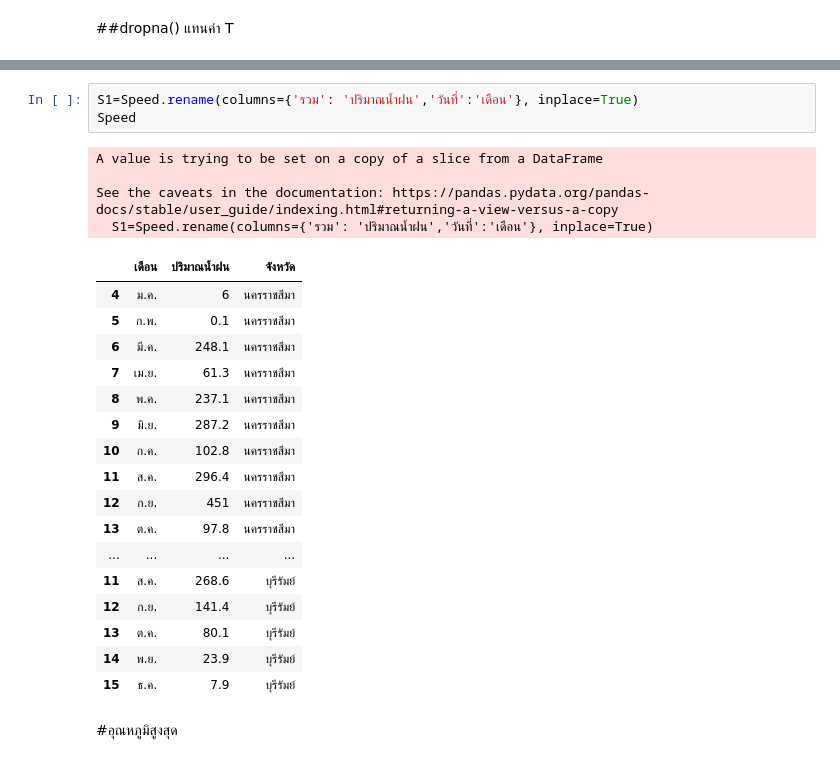
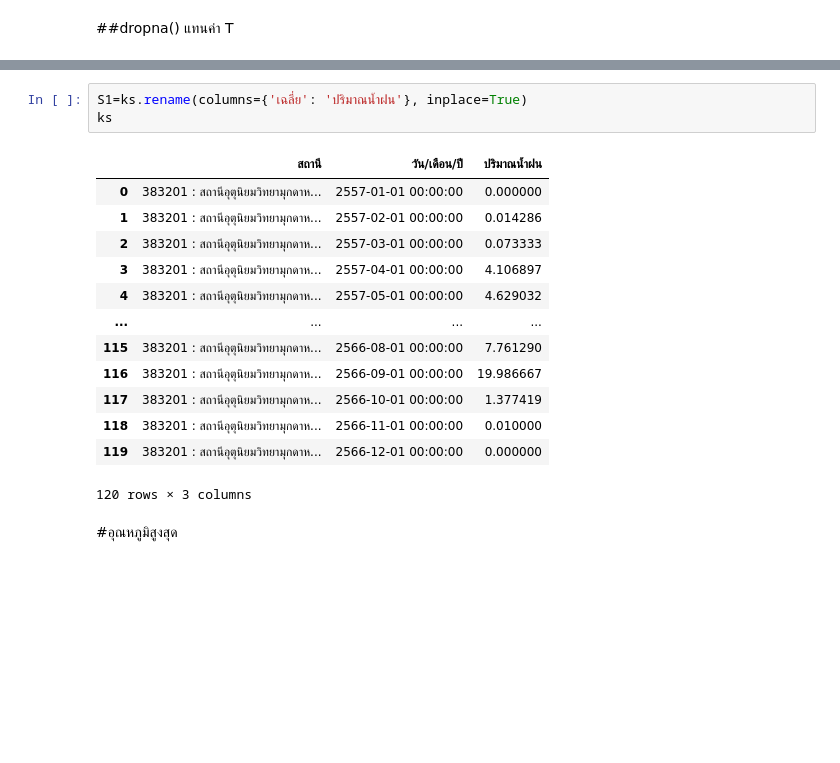
Before and after one commit to SasiwimonV/Basicprog_DataViz65, a Jupyter notebook: ตอนล่าง.ipynb, the cells around one changed output, grey strips where cells are left out. Saved outputs shown, nothing was run; the diff lists cells and outputs as text; blank space fills up the shorter version.

```diff
--- a/ตอนล่าง.ipynb
+++ b/ตอนล่าง.ipynb
@@ -165,28 +91,20 @@ Speed = Speed[['วันที่', 'รวม', 'จังหวัด']]
 # %%
-S1=Speed.rename(columns={'รวม': 'ปริมาณน้ำฝน','วันที่':'เดือน'}, inplace=True)
-Speed
+S1=ks.rename(columns={'เฉลี่ย': 'ปริมาณน้ำฝน'}, inplace=True)
+ks
 # %% [output]
+|  | สถานี | วัน/เดือน/ปี | ปริมาณน้ำฝน |
+| 0 | 383201 : สถานีอุตุนิยมวิทยามุกดาห... | 2557-01-01 00:00:00 | 0.000000 |
+| 1 | 383201 : สถานีอุตุนิยมวิทยามุกดาห... | 2557-02-01 00:00:00 | 0.014286 |
+| 2 | 383201 : สถานีอุตุนิยมวิทยามุกดาห... | 2557-03-01 00:00:00 | 0.073333 |
+| 3 | 383201 : สถานีอุตุนิยมวิทยามุกดาห... | 2557-04-01 00:00:00 | 4.106897 |
+| 4 | 383201 : สถานีอุตุนิยมวิทยามุกดาห... | 2557-05-01 00:00:00 | 4.629032 |
+| ... | ... | ... | ... |
+| 115 | 383201 : สถานีอุตุนิยมวิทยามุกดาห... | 2566-08-01 00:00:00 | 7.761290 |
+| 116 | 383201 : สถานีอุตุนิยมวิทยามุกดาห... | 2566-09-01 00:00:00 | 19.986667 |
+| 117 | 383201 : สถานีอุตุนิยมวิทยามุกดาห... | 2566-10-01 00:00:00 | 1.377419 |
+| 118 | 383201 : สถานีอุตุนิยมวิทยามุกดาห... | 2566-11-01 00:00:00 | 0.010000 |
+| 119 | 383201 : สถานีอุตุนิยมวิทยามุกดาห... | 2566-12-01 00:00:00 | 0.000000 |
-A value is trying to be set on a copy of a slice from a DataFrame
-
-See the caveats in the documentation: https://pandas.pydata.org/pandas-docs/stable/user_guide/indexing.html#returning-a-view-versus-a-copy
-  S1=Speed.rename(columns={'รวม': 'ปริมาณน้ำฝน','วันที่':'เดือน'}, inplace=True)
+120 rows × 3 columns
-|  | เดือน | ปริมาณน้ำฝน | จังหวัด |
-| 4 | ม.ค. | 6 | นครราชสีมา |
-| 5 | ก.พ. | 0.1 | นครราชสีมา |
-| 6 | มี.ค. | 248.1 | นครราชสีมา |
-| 7 | เม.ย. | 61.3 | นครราชสีมา |
-| 8 | พ.ค. | 237.1 | นครราชสีมา |
-| 9 | มิ.ย. | 287.2 | นครราชสีมา |
-| 10 | ก.ค. | 102.8 | นครราชสีมา |
-| 11 | ส.ค. | 296.4 | นครราชสีมา |
-| 12 | ก.ย. | 451 | นครราชสีมา |
-| 13 | ต.ค. | 97.8 | นครราชสีมา |
-| ... | ... | ... | ... |
-| 11 | ส.ค. | 268.6 | บุรีรัมย์ |
-| 12 | ก.ย. | 141.4 | บุรีรัมย์ |
-| 13 | ต.ค. | 80.1 | บุรีรัมย์ |
-| 14 | พ.ย. | 23.9 | บุรีรัมย์ |
-| 15 | ธ.ค. | 7.9 | บุรีรัมย์ |
 # %% [markdown]
 #อุณหภูมิสูงสุด
 # %%
```
Also changed, not shown: parts of 27 cells of this notebook.
